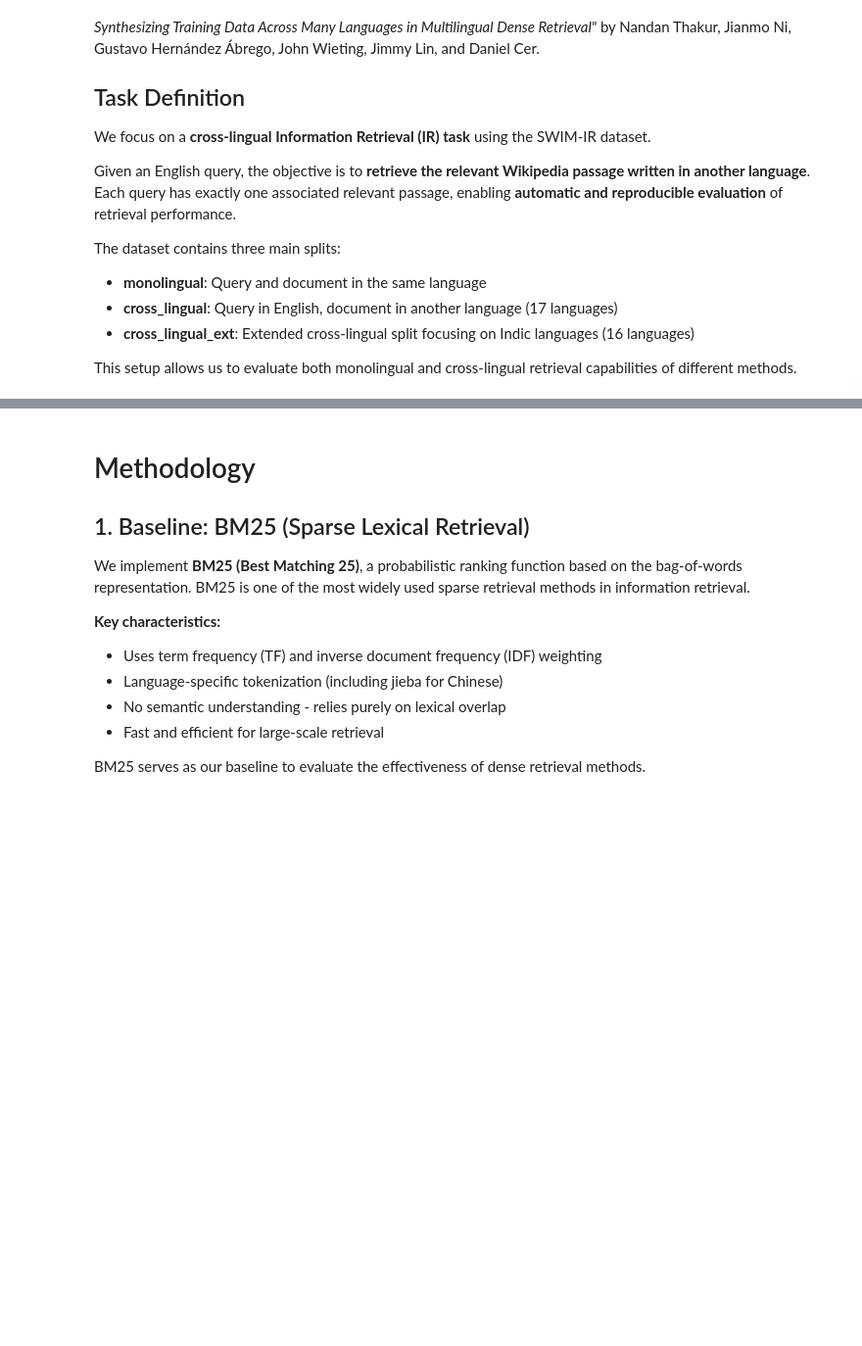
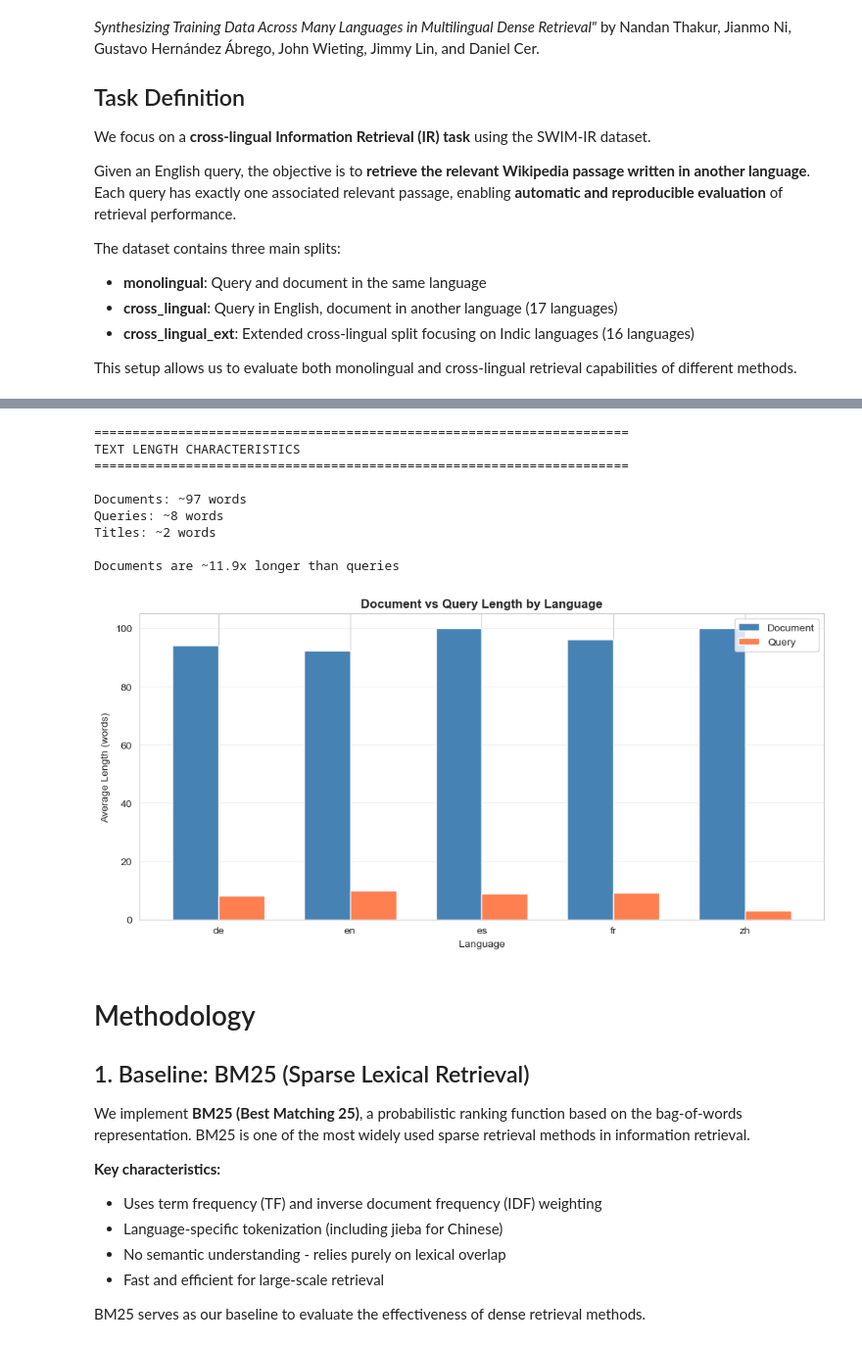
Before and after one commit to d3liaa/IR_Project, a Jupyter notebook: project.ipynb, the cells around one changed output, grey strips where cells are left out. Shown at 98% size. Saved outputs shown, nothing was run; the diff lists cells and outputs as text; code cells hidden in the pictures; blank space fills up the shorter version.

```diff
--- a/project.ipynb
+++ b/project.ipynb
@@ -68,3 +131,74 @@ with open(zh_path, "r", encoding="utf-8") as f:
+# %%
+# Text length analysis
+SAMPLE_SIZE = 500
+SELECTED_LANGUAGES_EDA = ['de', 'fr', 'es', 'en', 'zh']
+
+text_stats = []
+for split in CORPUS_SPLITS:
+    split_path = os.path.join(BASE_DATA_DIR, split)
+    if not os.path.exists(split_path):
+        continue
+
+    for lang in SELECTED_LANGUAGES_EDA:
+        lang_path = os.path.join(split_path, lang, "train.jsonl")
+        if not os.path.isfile(lang_path):
+            continue
+
+        doc_lengths, query_lengths, title_lengths = [], [], []
+        with open(lang_path, 'r', encoding='utf-8') as f:
+            for i, line in enumerate(f):
+                if i >= SAMPLE_SIZE:
+                    break
+                try:
+                    item = ast.literal_eval(line.strip())
+                    doc_lengths.append(len(item.get('text', '').split()))
+                    query_lengths.append(len(item.get('query', '').split()))
+                    title_lengths.append(len(item.get('title', '').split()))
+                except:
+                    continue
+
+        if doc_lengths:
+            text_stats.append({
+                'split': split, 'language': lang,
+                'avg_doc': np.mean(doc_lengths),
+                'avg_query': np.mean(query_lengths),
+                'avg_title': np.mean(title_lengths)
+            })
+
+df_text = pd.DataFrame(text_stats)
+
+if len(df_text) > 0:
+    print("="*70)
+    print("TEXT LENGTH CHARACTERISTICS")
+    print("="*70)
+    print(f"\nDocuments: ~{df_text['avg_doc'].mean():.0f} words")
+    print(f"Queries: ~{df_text['avg_query'].mean():.0f} words")
+    print(f"Titles: ~{df_text['avg_title'].mean():.0f} words")
+    print(f"\nDocuments are ~{df_text['avg_doc'].mean() / df_text['avg_query'].mean():.1f}x longer than queries")
+
+    # Single compact visualization
+    fig, ax = plt.subplots(1, 1, figsize=(10, 5))
+    comparison = df_text.groupby('language')[['avg_doc', 'avg_query']].mean()
+    comparison.plot(kind='bar', ax=ax, color=['steelblue', 'coral'], width=0.7)
+    ax.set_ylabel('Average Length (words)')
+    ax.set_xlabel('Language')
+    ax.set_title('Document vs Query Length by Language', fontweight='bold')
+    ax.legend(['Document', 'Query'])
+    ax.grid(axis='y', alpha=0.3)
+    plt.xticks(rotation=0)
+    plt.tight_layout()
+    plt.show()
+# %% [output]
+======================================================================
+TEXT LENGTH CHARACTERISTICS
+======================================================================
+
+Documents: ~97 words
+Queries: ~8 words
+Titles: ~2 words
+
+Documents are ~11.9x longer than queries
+[figure, added]
 # %%
 import gc
 
```
Also changed, not shown: parts of 4 cells of this notebook.
